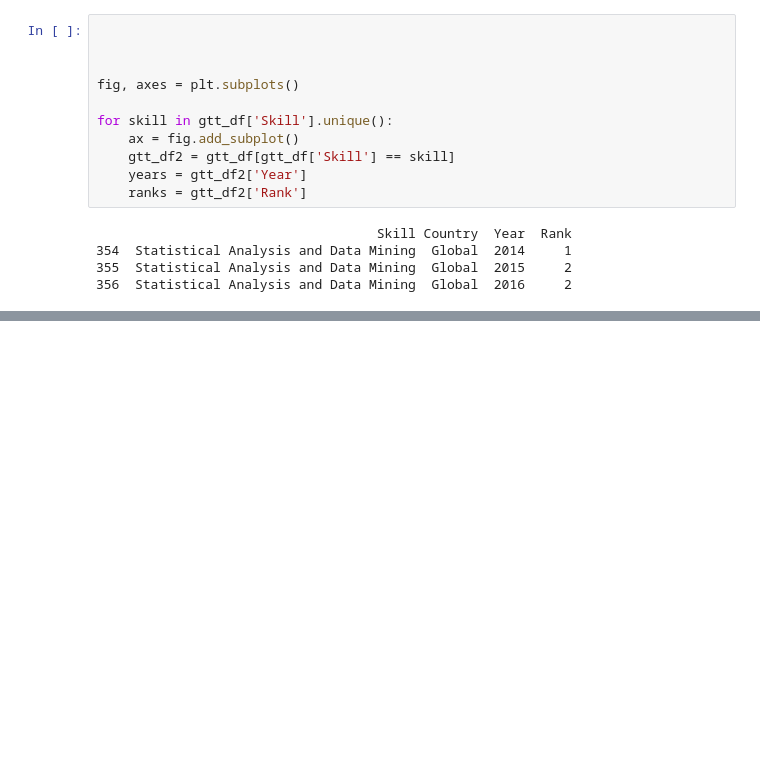
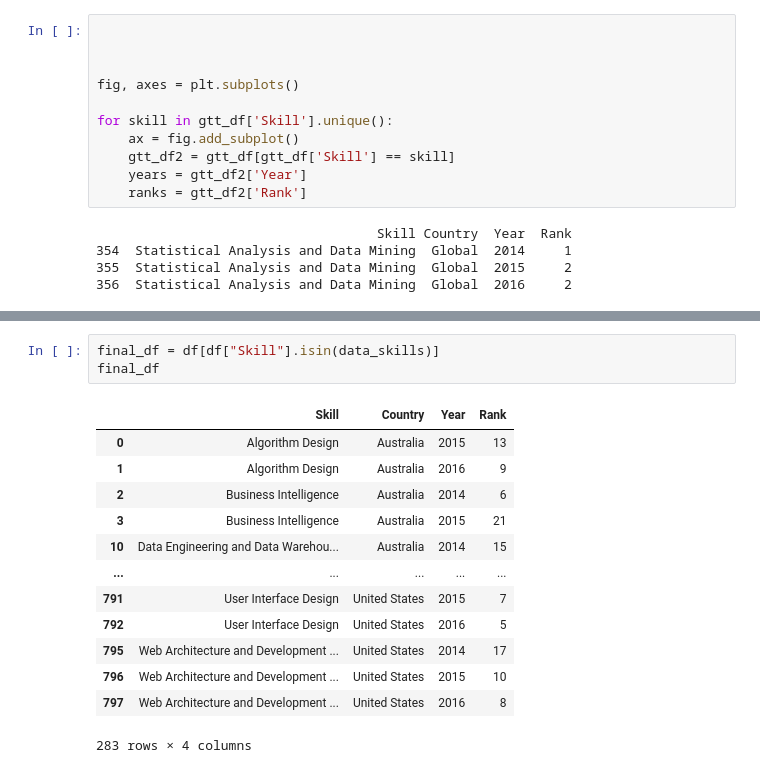
Before and after one commit to radroid/data-visualization-projects, a Jupyter notebook: 3 - Top Skills LinkedIn/1 - Exploratory Data Analysis.ipynb, the cells around one changed output, grey strips where cells are left out. Drawn from its saved outputs; the diff is of its cells as text; blank space fills up the shorter version.

```diff
--- a/3 - Top Skills LinkedIn/1 - Exploratory Data Analysis.ipynb
+++ b/3 - Top Skills LinkedIn/1 - Exploratory Data Analysis.ipynb
@@ -691,0 +692,17 @@ data_skills, len(data_skills)
+# %%
+final_df = df[df["Skill"].isin(data_skills)]
+final_df
+# %% [output]
+|  | Skill | Country | Year | Rank |
+| 0 | Algorithm Design | Australia | 2015 | 13 |
+| 1 | Algorithm Design | Australia | 2016 | 9 |
+| 2 | Business Intelligence | Australia | 2014 | 6 |
+| 3 | Business Intelligence | Australia | 2015 | 21 |
+| 10 | Data Engineering and Data Warehou... | Australia | 2014 | 15 |
+| ... | ... | ... | ... | ... |
+| 791 | User Interface Design | United States | 2015 | 7 |
+| 792 | User Interface Design | United States | 2016 | 5 |
+| 795 | Web Architecture and Development ... | United States | 2014 | 17 |
+| 796 | Web Architecture and Development ... | United States | 2015 | 10 |
+| 797 | Web Architecture and Development ... | United States | 2016 | 8 |
+283 rows × 4 columns
```
Also changed, not shown: parts of 39 cells of this notebook.
